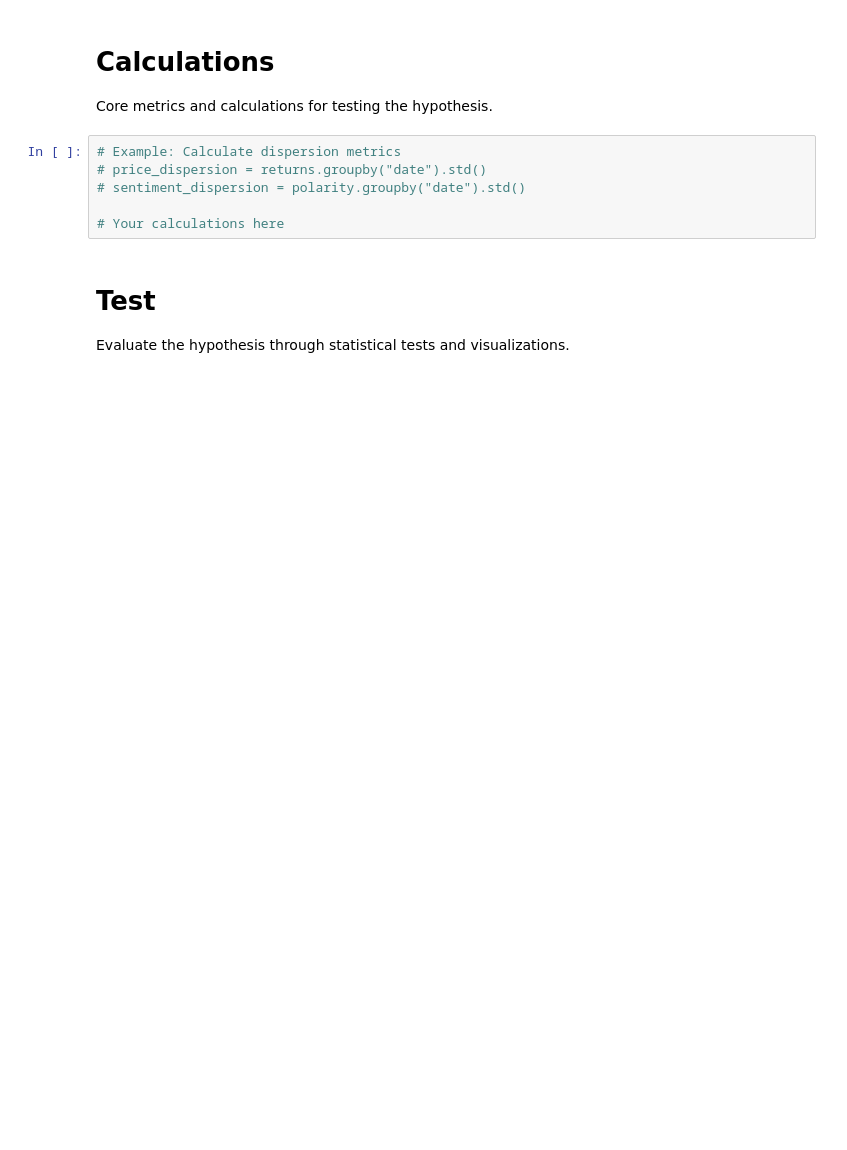
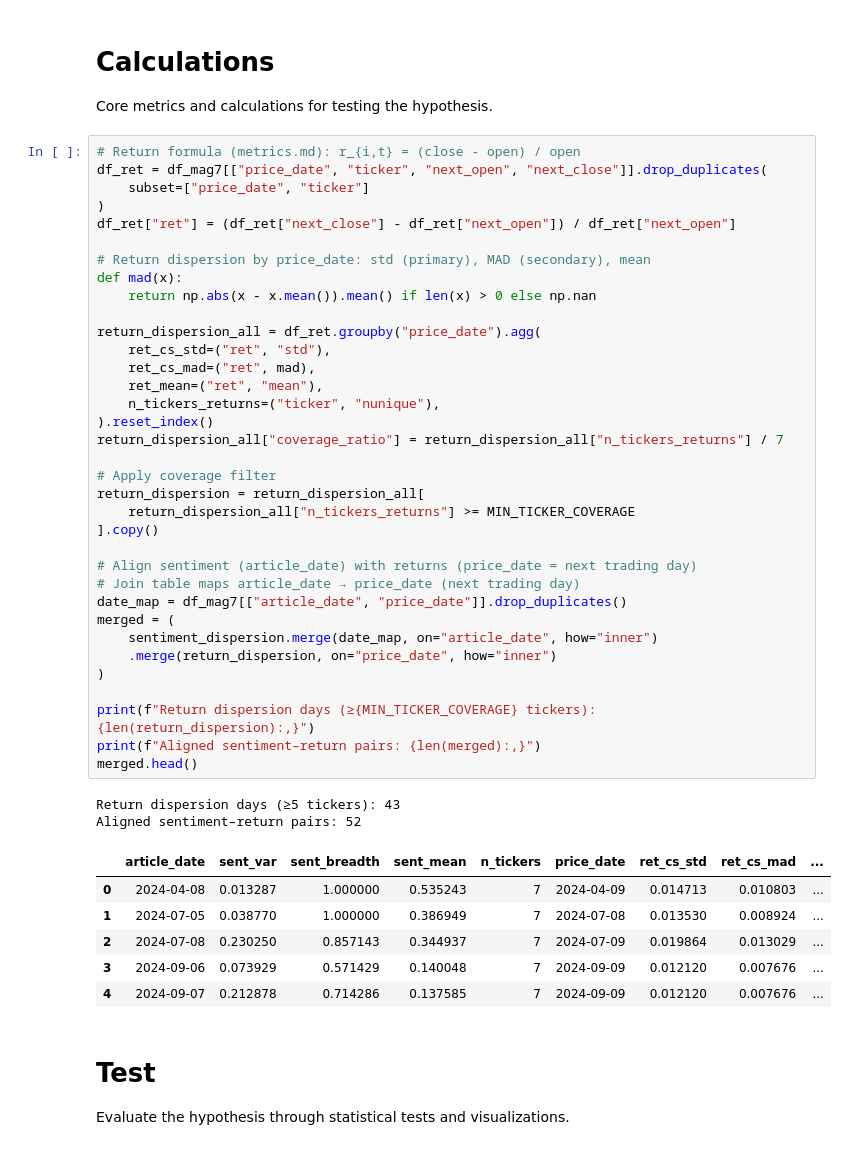
Before and after one commit to Trevor5008/market-sentiment-analysis, a Jupyter notebook: analysis/hypotheses/01-hyp_mag7_dispersion.ipynb, the cells around one changed output. Cells and saved outputs as stored; diff of their text form; blank space fills up the shorter version.

```diff
--- a/analysis/hypotheses/01-hyp_mag7_dispersion.ipynb
+++ b/analysis/hypotheses/01-hyp_mag7_dispersion.ipynb
@@ -79,11 +111,49 @@ DATA FILTERING PIPELINE
 
 Core metrics and calculations for testing the hypothesis.
 # %%
-# Example: Calculate dispersion metrics
-# price_dispersion = returns.groupby("date").std()
-# sentiment_dispersion = polarity.groupby("date").std()
+# Return formula (metrics.md): r_{i,t} = (close - open) / open
+df_ret = df_mag7[["price_date", "ticker", "next_open", "next_close"]].drop_duplicates(
+    subset=["price_date", "ticker"]
+)
+df_ret["ret"] = (df_ret["next_close"] - df_ret["next_open"]) / df_ret["next_open"]
 
-# Your calculations here
+# Return dispersion by price_date: std (primary), MAD (secondary), mean
+def mad(x):
+    return np.abs(x - x.mean()).mean() if len(x) > 0 else np.nan
+
+return_dispersion_all = df_ret.groupby("price_date").agg(
+    ret_cs_std=("ret", "std"),
+    ret_cs_mad=("ret", mad),
+    ret_mean=("ret", "mean"),
+    n_tickers_returns=("ticker", "nunique"),
+).reset_index()
+return_dispersion_all["coverage_ratio"] = return_dispersion_all["n_tickers_returns"] / 7
+
+# Apply coverage filter
+return_dispersion = return_dispersion_all[
+    return_dispersion_all["n_tickers_returns"] >= MIN_TICKER_COVERAGE
+].copy()
+
+# Align sentiment (article_date) with returns (price_date = next trading day)
+# Join table maps article_date → price_date (next trading day)
+date_map = df_mag7[["article_date", "price_date"]].drop_duplicates()
+merged = (
+    sentiment_dispersion.merge(date_map, on="article_date", how="inner")
+    .merge(return_dispersion, on="price_date", how="inner")
+)
+
+print(f"Return dispersion days (≥{MIN_TICKER_COVERAGE} tickers): {len(return_dispersion):,}")
+print(f"Aligned sentiment–return pairs: {len(merged):,}")
+merged.head()
+# %% [output]
+Return dispersion days (≥5 tickers): 43
+Aligned sentiment–return pairs: 52
+|  | article_date | sent_var | sent_breadth | sent_mean | n_tickers | price_date | ret_cs_std | ret_cs_mad | ... |
+| 0 | 2024-04-08 | 0.013287 | 1.000000 | 0.535243 | 7 | 2024-04-09 | 0.014713 | 0.010803 | ... |
+| 1 | 2024-07-05 | 0.038770 | 1.000000 | 0.386949 | 7 | 2024-07-08 | 0.013530 | 0.008924 | ... |
+| 2 | 2024-07-08 | 0.230250 | 0.857143 | 0.344937 | 7 | 2024-07-09 | 0.019864 | 0.013029 | ... |
+| 3 | 2024-09-06 | 0.073929 | 0.571429 | 0.140048 | 7 | 2024-09-09 | 0.012120 | 0.007676 | ... |
+| 4 | 2024-09-07 | 0.212878 | 0.714286 | 0.137585 | 7 | 2024-09-09 | 0.012120 | 0.007676 | ... |
 # %% [markdown]
 # Test
 
```
Also changed, not shown: parts of 12 cells of this notebook, 2 other files.
